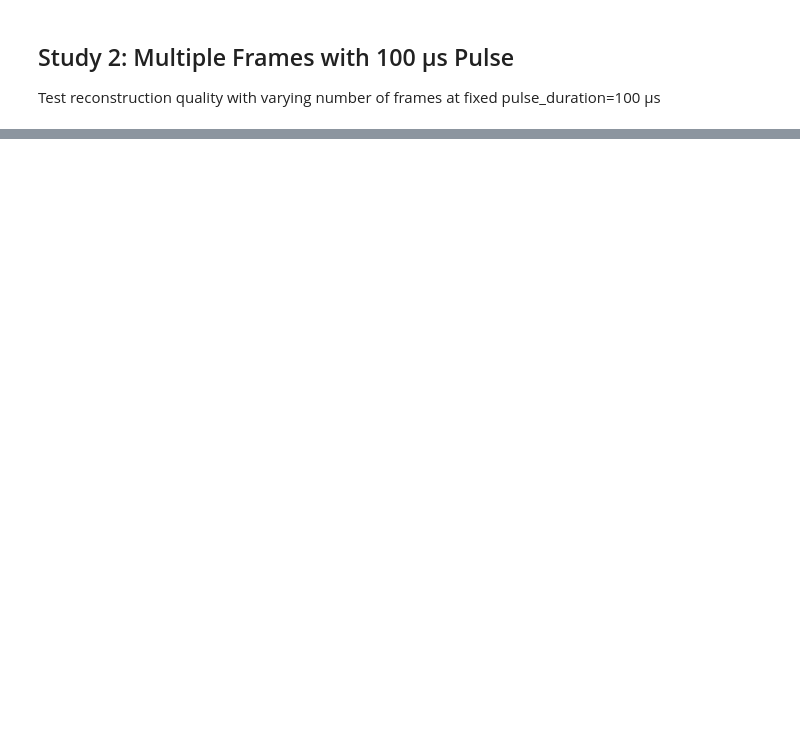
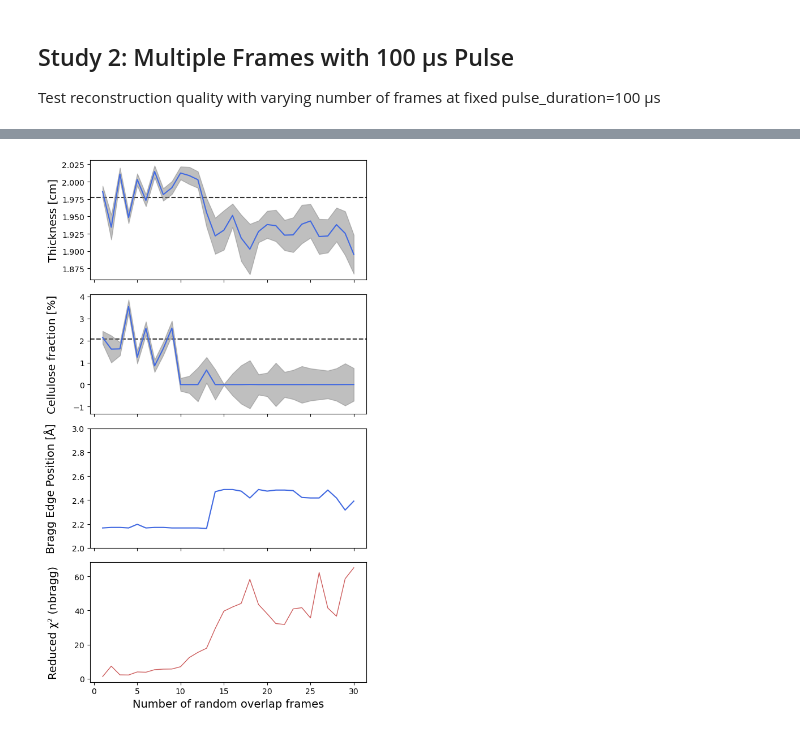
Before and after one commit to TsvikiHirsh/frame_overlap, a Jupyter notebook: notebooks/simple_reconstruction_example.ipynb, the cells around one changed output, grey strips where cells are left out. Cells and saved outputs as stored; diff of their text form; code cells hidden in the pictures; blank space fills up the shorter version.

```diff
--- a/notebooks/simple_reconstruction_example.ipynb
+++ b/notebooks/simple_reconstruction_example.ipynb
@@ -22,0 +104,15 @@ from frame_overlap import Data, Reconstruct, Analysis
+# %%
+import sys
+import os
+from contextlib import contextmanager
+
+@contextmanager
+def suppress_stdout():
+    """Context manager to suppress stdout temporarily."""
+    with open(os.devnull, 'w') as devnull:
+        old_stdout = sys.stdout
+        sys.stdout = devnull
+        try:
+            yield
+        finally:
+            sys.stdout = old_stdout
@@ -589,38 +480,41 @@ print("\n✓ Plot saved as n_frames_study.png")
 ✓ Plot saved as n_frames_study.png
 # %%
-# Plot Study 1 results
-fig, axes = plt.subplots(3, 1, figsize=(6, 8),sharex=True)
+# Plot Study 2 results
+fig, axes = plt.subplots(4, 1, figsize=(6, 10), sharex=True)
 
+# Thickness
+axes[0].plot(results_frames_df['n_frames'], results_frames_df['thickness'], color="royalblue")
+axes[0].fill_between(results_frames_df['n_frames'],
+                     results_frames_df["thickness"] - results_frames_df["thickness_err"],
+                     results_frames_df["thickness"] + results_frames_df["thickness_err"],
+                     alpha=0.5, color="0.5", zorder=-1)
+axes[0].axhline(1.977588, ls="--", color="0.2", zorder=-2)
+axes[0].set_ylabel('Thickness [cm]', fontsize=14)
+
+# Cellulose
+axes[1].plot(results_frames_df['n_frames'], results_frames_df['cellulose']*100, color="royalblue")
+axes[1].fill_between(results_frames_df['n_frames'],
+                     results_frames_df["cellulose"]*100 - results_frames_df["cellulose_err"]*100,
+                     results_frames_df["cellulose"]*100 + results_frames_df["cellulose_err"]*100,
+                     alpha=0.5, color="0.5", zorder=-1)
+axes[1].axhline(100*0.0208, ls="--", color="0.2", zorder=-2)
+axes[1].set_ylabel('Cellulose fraction [%]\n', fontsize=14)
+
+# Bragg edge position
+axes[2].plot(results_frames_df['n_frames'], results_frames_df['bragg_edge_pos'], color="royalblue")
+# axes[2].fill_between(results_frames_df['n_frames'],
+#                      results_frames_df["bragg_edge_pos"] - results_frames_df["bragg_edge_err"],
+#                      results_frames_df["bragg_edge_pos"] + results_frames_df["bragg_edge_err"],
+#                      alpha=0.5, color="0.5", zorder=-1)
+axes[2].set_ylim(2,3)
+axes[2].set_ylabel('Bragg Edge Position [Å]\n', fontsize=14)
 
 # nbragg reduced chi2
-axes[2].plot(results_frames_df['n_frames'], results_frames_df['nbragg_redchi'], '-', color='indianred', linewidth=1, markersize=5)
-# axes[1].set_xlabel('Pulse Duration (µs)', fontsize=11)
-axes[2].set_ylabel('Reduced χ² (nbragg)\n', fontsize=14)
-# axes[1].set_title('nbragg Fit Quality', fontsize=12, fontweight='bold')
-# axes[1].grid(True, alpha=0.3)
+axes[3].plot(results_frames_df['n_frames'], results_frames_df['nbragg_redchi'], '-',
+            color='indianred', linewidth=1, markersize=5)
+axes[3].set_ylabel('Reduced χ² (nbragg)\n', fontsize=14)
+axes[3].set_xlabel('Number of random overlap frames', fontsize=14)
 
-
-# Thickness
-axes[1].plot(results_frames_df['n_frames'], results_frames_df['cellulose']*100,color="royalblue")
-axes[1].fill_between(results_frames_df['n_frames'],results_frames_df["cellulose"]*100-results_frames_df["cellulose_err"]*100,
-                     results_frames_df["cellulose"]*100+results_frames_df["cellulose_err"]*100,
-                     alpha=0.5,color="0.5",zorder=-1)
-# axes[0].set_xlabel('Pulse Duration (µs)', fontsize=11)
-axes[1].axhline(100*0.0208,ls="--",color="0.2",zorder=-2)
-# axes[1].set_ylim(1,6)
-axes[1].set_ylabel('Cellulose fraction [%]\n',fontsize=14,)
-# axes[0].set_title('Cellulose weight fraction', fontsize=12, fontweight='bold')
-# axes[0].grid(True, alpha=0.3)
-
-
-# Thickness
-axes[0].plot(results_frames_df['n_frames'], results_frames_df['thickness'],color="royalblue")
-axes[0].fill_between(results_frames_df['n_frames'],results_frames_df["thickness"]-results_frames_df["thickness_err"],
-                     results_frames_df["thickness"]+results_frames_df["thickness_err"],
-                     alpha=0.5,color="0.5",zorder=-1)
-axes[0].axhline(1.977588,ls="--",color="0.2",zorder=-2)
-# axes[0].set_ylim(1.9,2)
-axes[2].set_xlabel('Number of random overlap frames',fontsize=14)
-axes[0].set_ylabel('Thickness [cm]',fontsize=14)
-# axes[2].set_title('Fitted Sample Thickness', fontsize=12, fontweight='bold')
-# axes[2].grid(True, alpha=0.3)
+plt.tight_layout()
+# %% [output]
+[figure, added]
```
Also changed, not shown: parts of 21 cells of this notebook.
